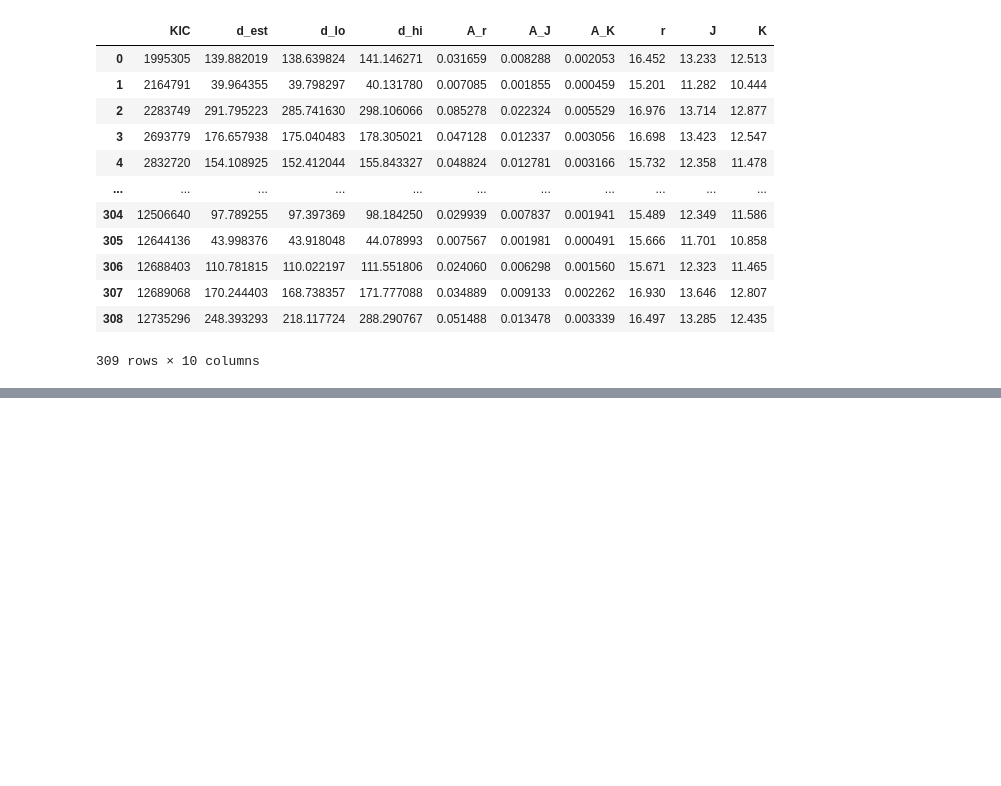
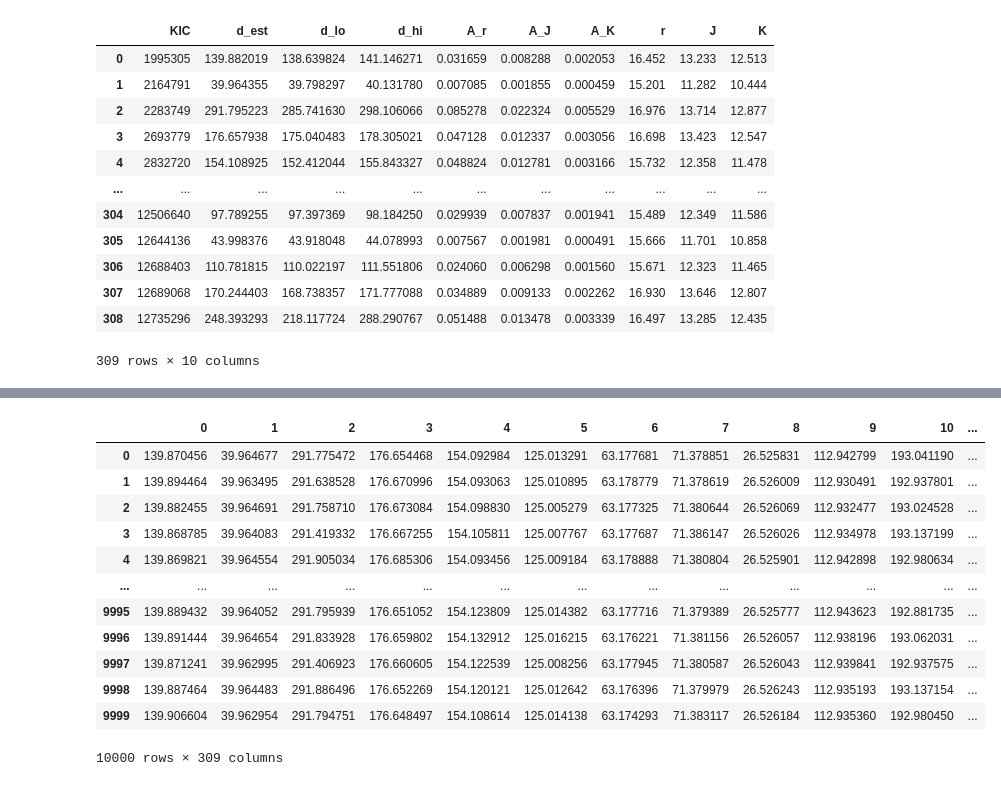
Before and after one commit to Nongbon/INTERNSHIP_NARIT, a Jupyter notebook: M_spec.ipynb, the cells around one changed output, grey strips where cells are left out. Saved outputs shown, nothing was run; the diff lists cells and outputs as text; code cells hidden in the pictures; blank space fills up the shorter version.

```diff
--- a/M_spec.ipynb
+++ b/M_spec.ipynb
@@ -37,0 +67,16 @@ data_spec
+# %%
+data_sample
+# %% [output]
+|  | 0 | 1 | 2 | 3 | 4 | 5 | 6 | 7 | 8 | 9 | 10 | ... |
+| 0 | 139.870456 | 39.964677 | 291.775472 | 176.654468 | 154.092984 | 125.013291 | 63.177681 | 71.378851 | 26.525831 | 112.942799 | 193.041190 | ... |
+| 1 | 139.894464 | 39.963495 | 291.638528 | 176.670996 | 154.093063 | 125.010895 | 63.178779 | 71.378619 | 26.526009 | 112.930491 | 192.937801 | ... |
+| 2 | 139.882455 | 39.964691 | 291.758710 | 176.673084 | 154.098830 | 125.005279 | 63.177325 | 71.380644 | 26.526069 | 112.932477 | 193.024528 | ... |
+| 3 | 139.868785 | 39.964083 | 291.419332 | 176.667255 | 154.105811 | 125.007767 | 63.177687 | 71.386147 | 26.526026 | 112.934978 | 193.137199 | ... |
+| 4 | 139.869821 | 39.964554 | 291.905034 | 176.685306 | 154.093456 | 125.009184 | 63.178888 | 71.380804 | 26.525901 | 112.942898 | 192.980634 | ... |
+| ... | ... | ... | ... | ... | ... | ... | ... | ... | ... | ... | ... | ... |
+| 9995 | 139.889432 | 39.964052 | 291.795939 | 176.651052 | 154.123809 | 125.014382 | 63.177716 | 71.379389 | 26.525777 | 112.943623 | 192.881735 | ... |
+| 9996 | 139.891444 | 39.964654 | 291.833928 | 176.659802 | 154.132912 | 125.016215 | 63.176221 | 71.381156 | 26.526057 | 112.938196 | 193.062031 | ... |
+| 9997 | 139.871241 | 39.962995 | 291.406923 | 176.660605 | 154.122539 | 125.008256 | 63.177945 | 71.380587 | 26.526043 | 112.939841 | 192.937575 | ... |
+| 9998 | 139.887464 | 39.964483 | 291.886496 | 176.652269 | 154.120121 | 125.012642 | 63.176396 | 71.379979 | 26.526243 | 112.935193 | 193.137154 | ... |
+| 9999 | 139.906604 | 39.962954 | 291.794751 | 176.648497 | 154.108614 | 125.014138 | 63.174293 | 71.383117 | 26.526184 | 112.935360 | 192.980450 | ... |
+10000 rows × 309 columns
```
Also changed, not shown: parts of 12 cells of this notebook.
